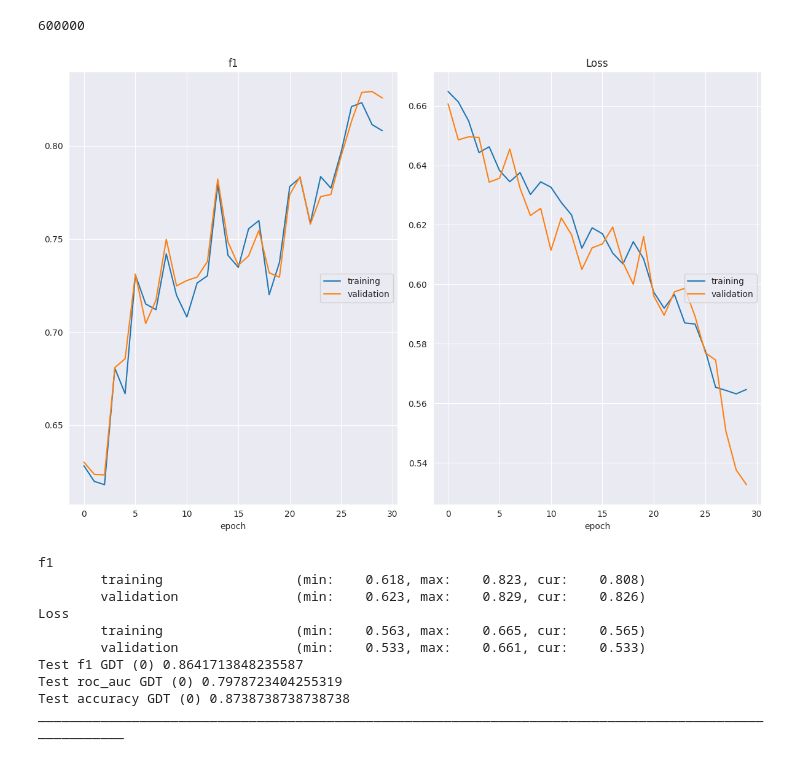
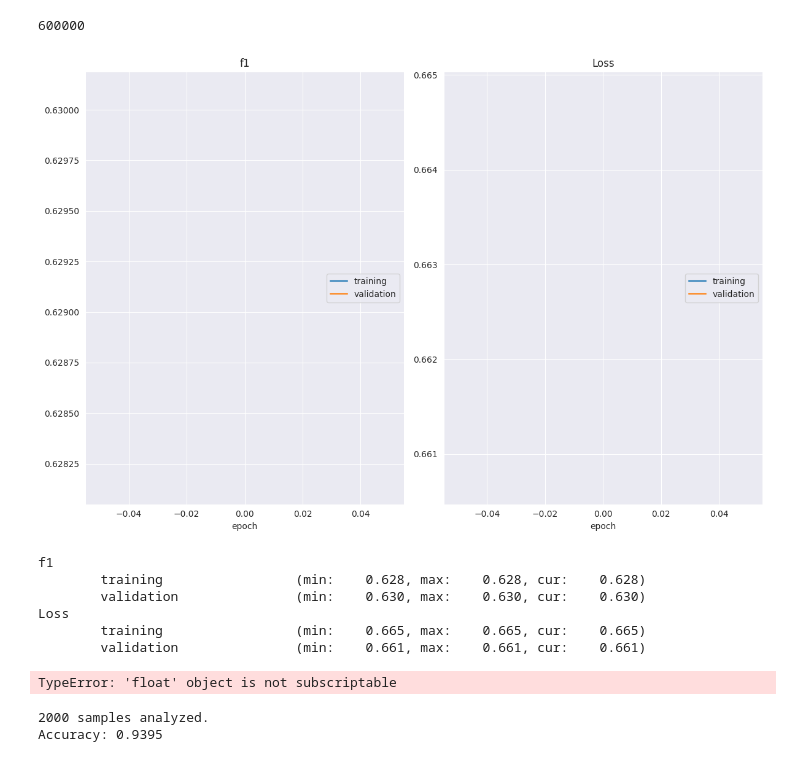
Before and after one commit to Leon209/Thesis, a Jupyter notebook: notebooks/agr_a_Evaluation.ipynb, the cells around one changed output. Drawn from its saved outputs; the diff is of its cells as text; code cells hidden in the pictures.

Commit message:
first steps towards Hoeffding Tree Benchmark

```diff
--- a/notebooks/agr_a_Evaluation.ipynb
+++ b/notebooks/agr_a_Evaluation.ipynb
@@ -333,9 +305,13 @@ dataset_dict, config_training, metrics = prepare_training(identifier = 'BIN:agr_
 # %% [output]
 600000
 # %%
+from skmultiflow.trees import HoeffdingTreeClassifier
+classifier = HoeffdingTreeClassifier()
+
 config_training, metrics = prepare_training_for_streams(identifier = 'BIN:agr_a', config = config)
 #load Dataset
 X_data, y_data, nominal_features, ordinal_features = load_dataset_for_streams(identifier = 'BIN:agr_a')
+
 
 X_data_stream = np.array_split(X_data, 30)
 y_data_stream = np.array_split(y_data, 30)
@@ -366,6 +342,8 @@ model_dict['GDT'] = GDT(number_of_variables = 5,#dataset_dict['number_of_variabl
             random_seed = config_training['computation']['random_seed'],
             verbosity = verbosity)
 
+benchmark_dict = {}
+
 for i in range(len(X_data_stream)):
     ((X_train, y_train),
      (X_valid, y_valid),
@@ -387,47 +365,82 @@ for i in range(len(X_data_stream)):
            'normalizer_list': normalizer_list
            }
 
-    history = model_dict['GDT'].partial_fit(X_train,
-              y_train,
+    history = model_dict['GDT'].partial_fit(dataset_dict['X_train'],
+              dataset_dict['y_train'],
 
               batch_size=config_training['gdt']['batch_size'],
               epochs=config_training['gdt']['epochs'],
 
               restarts = 0,#config_test['gdt']['restarts'],
               #restart_type=config_test['gdt']['restart_type'],
 
               #early_stopping_epochs=config_training['gdt']['early_stopping_epochs'],
               #early_stopping_type=config_test['gdt']['early_stopping_type'],
 
-              valid_data=(X_valid,y_valid ))
+              valid_data=(dataset_dict['X_valid'],dataset_dict['y_valid']))
+
+
+    #Hoeffding tree
+    for i in range(1, len(dataset_dict['X_train'])):
+        benchmark_dict['y_pred'] = classifier.predict(dataset_dict['X_valid'].iloc[i,:].tolist())
+        classifier.partial_fit(dataset_dict['X_train'].iloc[i,:].tolist(), dataset_dict['y_train'].iloc[i].tolist())
+        #print(dataset_dict['y_train'].iloc[i])
+   # for row_X, row_y in zip(dataset_dict['X_train'].iterrows(), dataset_dict['y_train'].iterrows()):
+    #    classifier.partial_fit(row_X, row_y)
+
+    benchmark_dict['y_valid'] = dataset_dict['y_valid']
+
+
 
 
     #model_dict['sklearn'] = DecisionTreeClassifier(max_depth=config_training['gdt']['depth'],
      #                                     random_state=config_training['computation']['random_seed'])
 
     #model_dict['sklearn'].fit(dataset_dict['X_train'],
     #                          dataset_dict['y_train'])
 
 
     # model_dict['GeneticTree'] = GeneticTree()
     # model_dict['GeneticTree'] = model_dict['GeneticTree'].fit(dataset_dict['X_train'].values,
     #                                                           dataset_dict['y_train'].values)
 
     scores_dict = calculate_scores(model_dict = model_dict,
                                    dataset_dict = dataset_dict,
                                    scores_dict = prepare_score_dict(config=config_training),
                                    metrics = metrics)
 
 #model.set_params(**config_training['gdt'])
 # %% [output]
-[figure, old version]
+[figure, new version]
 f1
-        training                 (min:    0.618, max:    0.823, cur:    0.808)
-        validation               (min:    0.623, max:    0.829, cur:    0.826)
+        training                 (min:    0.628, max:    0.628, cur:    0.628)
+        validation               (min:    0.630, max:    0.630, cur:    0.630)
 Loss
-        training                 (min:    0.563, max:    0.665, cur:    0.565)
-        validation               (min:    0.533, max:    0.661, cur:    0.533)
-Test f1 GDT (0) 0.8641713848235587
-Test roc_auc GDT (0) 0.7978723404255319
-Test accuracy GDT (0) 0.8738738738738738
-________________________________________________________________________________________________________
+        training                 (min:    0.665, max:    0.665, cur:    0.665)
+        validation               (min:    0.661, max:    0.661, cur:    0.661)
+TypeError: 'float' object is not subscriptable
+# %%
+from skmultiflow.data import SEAGenerator
+from skmultiflow.trees import HoeffdingTreeClassifier
+
+stream = SEAGenerator(random_state=1)
+classifier = HoeffdingTreeClassifier()
+n_samples = 0
+correct_cnt = 0
+max_samples = 2000
+# Prequential evaluation loop
+while n_samples < max_samples and  stream.has_more_samples():
+    X, y = stream.next_sample()
+    # Predict class for new data
+
+    y_pred = classifier.predict(X)
+    if y[0] == y_pred[0]:
+        correct_cnt += 1
+    # Partially fit (train) model with new data
+    classifier.partial_fit(X, y)
+    n_samples += 1
+print('{} samples analyzed.'.format(n_samples))
+print('Accuracy: {}'.format(correct_cnt / n_samples))
+# %% [output]
+2000 samples analyzed.
+Accuracy: 0.9395
```
Also changed, not shown: parts of 6 cells of this notebook, 1 other file.
